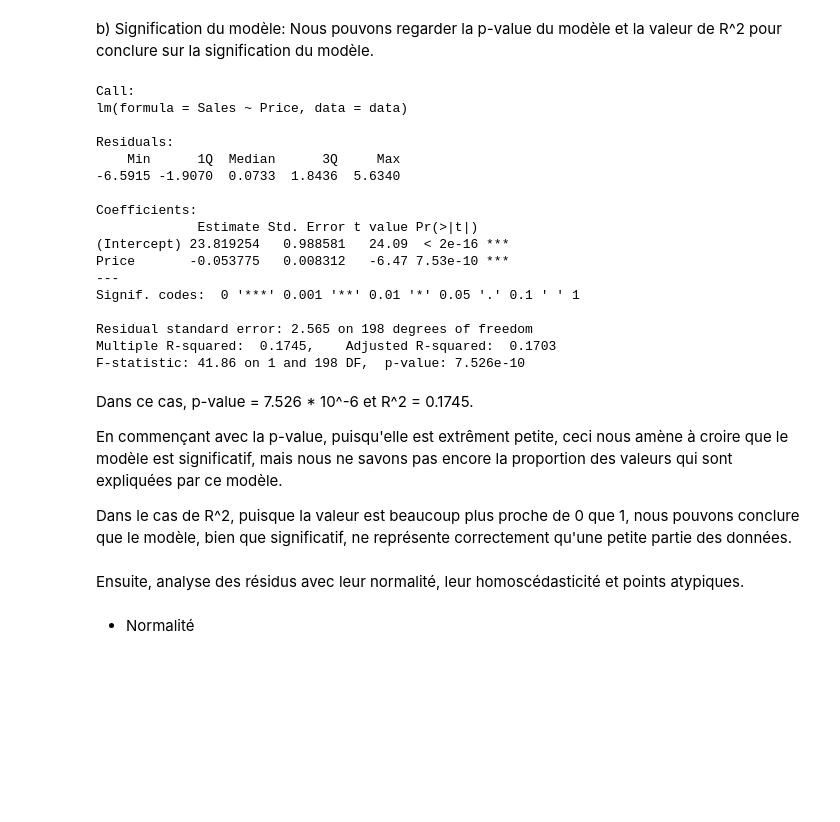
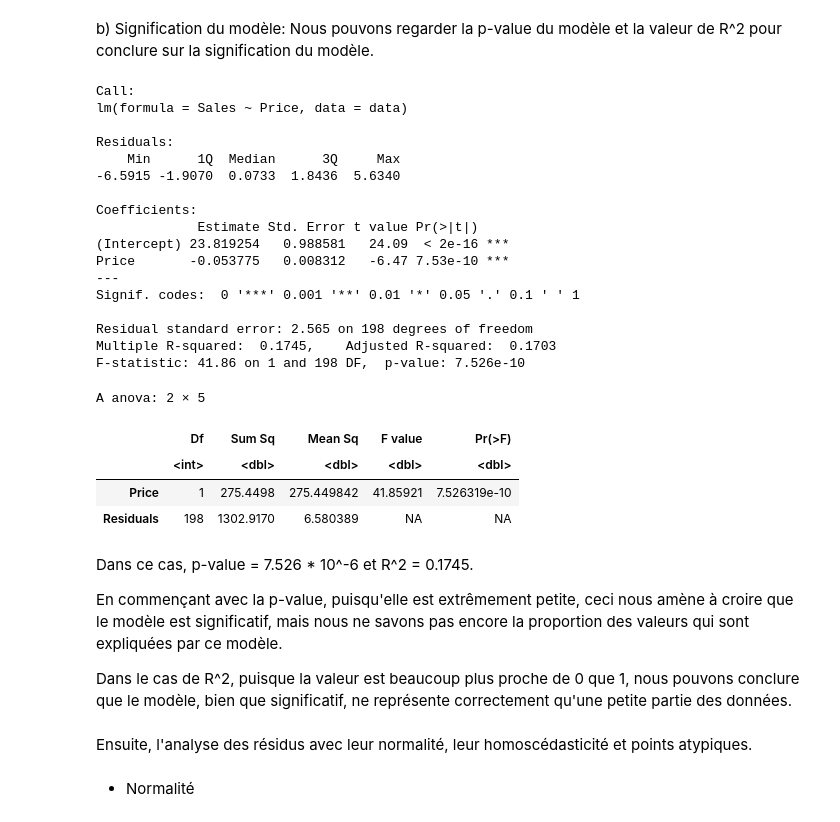
Before and after one commit to Sami-Jouamaa/Devoir-ProbaStats, a Jupyter notebook: Devoir.ipynb, the cells around one changed output. Cells and saved outputs as stored; diff of their text form; code cells hidden in the pictures; blank space fills up the shorter version.

Commit message:
Correction, tableau dànalsye var

```diff
--- a/Devoir.ipynb
+++ b/Devoir.ipynb
@@ -255,32 +263,38 @@ b) Signification du modèle:
     Nous pouvons regarder la p-value du modèle et la valeur de R^2 pour conclure sur la signification du modèle.
 # %%
 summary(modele1)
+anova(modele1)
 # %% [output]
 Call:
 lm(formula = Sales ~ Price, data = data)
 
 Residuals:
     Min      1Q  Median      3Q     Max
 -6.5915 -1.9070  0.0733  1.8436  5.6340
 
 Coefficients:
              Estimate Std. Error t value Pr(>|t|)
 (Intercept) 23.819254   0.988581   24.09  < 2e-16 ***
 Price       -0.053775   0.008312   -6.47 7.53e-10 ***
 ---
 Signif. codes:  0 '***' 0.001 '**' 0.01 '*' 0.05 '.' 0.1 ' ' 1
 
 Residual standard error: 2.565 on 198 degrees of freedom
 Multiple R-squared:  0.1745,    Adjusted R-squared:  0.1703
 F-statistic: 41.86 on 1 and 198 DF,  p-value: 7.526e-10
+A anova: 2 × 5
+|  | Df | Sum Sq | Mean Sq | F value | Pr(>F) |
+|  | <int> | <dbl> | <dbl> | <dbl> | <dbl> |
+| Price | 1 | 275.4498 | 275.449842 | 41.85921 | 7.526319e-10 |
+| Residuals | 198 | 1302.9170 | 6.580389 | NA | NA |
 # %% [markdown]
 Dans ce cas, p-value = 7.526 * 10^-6 et R^2 = 0.1745.
 
-En commençant avec la p-value, puisqu'elle est extrêment petite, ceci nous amène à croire que le modèle est significatif, mais nous ne savons pas encore la proportion des valeurs qui sont expliquées par ce modèle.
+En commençant avec la p-value, puisqu'elle est extrêmement petite, ceci nous amène à croire que le modèle est significatif, mais nous ne savons pas encore la proportion des valeurs qui sont expliquées par ce modèle.
 
 Dans le cas de R^2, puisque la valeur est beaucoup plus proche de 0 que 1, nous pouvons conclure que le modèle, bien que significatif, ne représente correctement qu'une petite partie des données.
 # %% [markdown]
-Ensuite, analyse des résidus avec leur normalité, leur homoscédasticité et points atypiques.
+Ensuite, l'analyse des résidus avec leur normalité, leur homoscédasticité et points atypiques.
 # %% [markdown]
 - Normalité
 # %%
```
Also changed, not shown: parts of 40 cells of this notebook.
